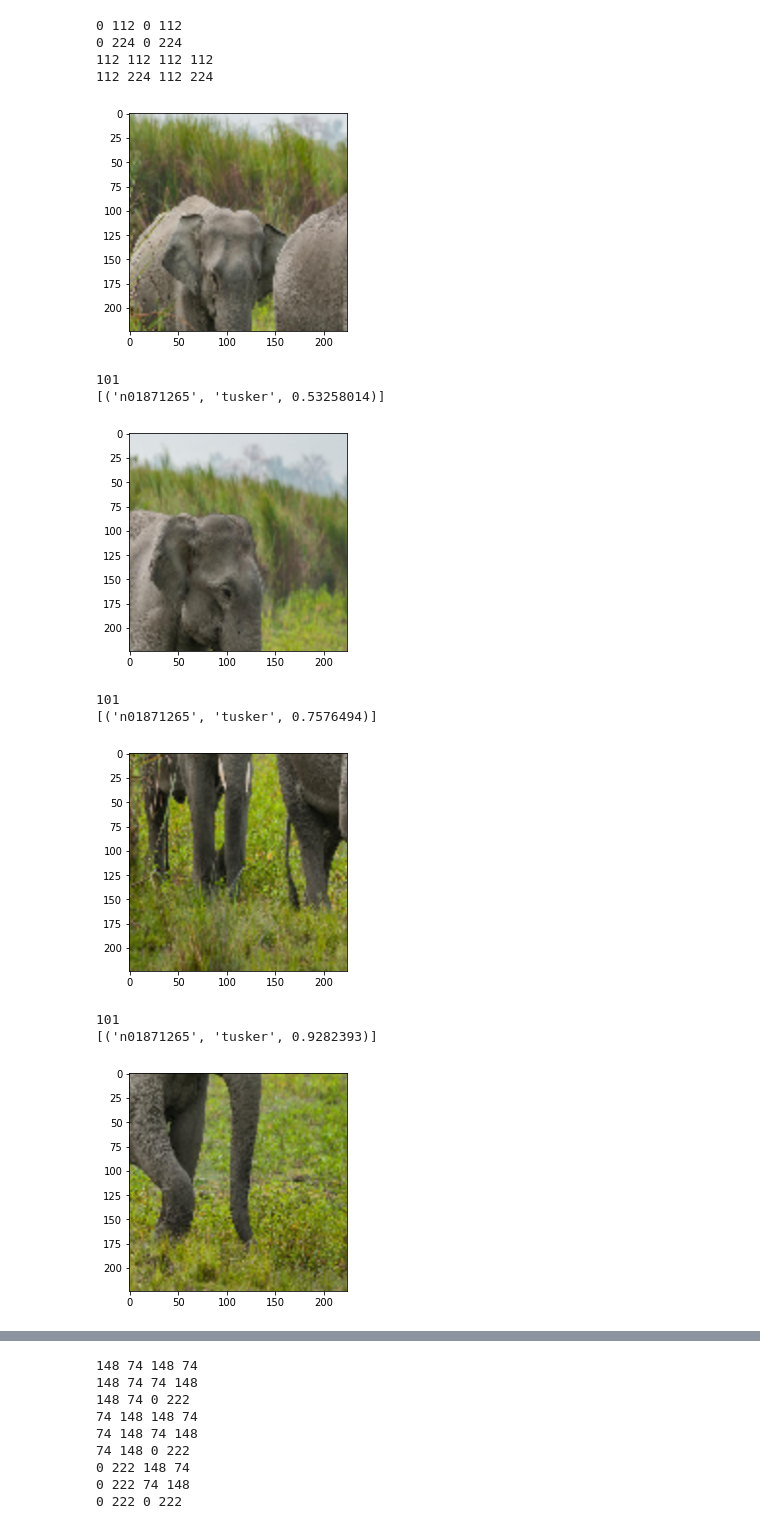
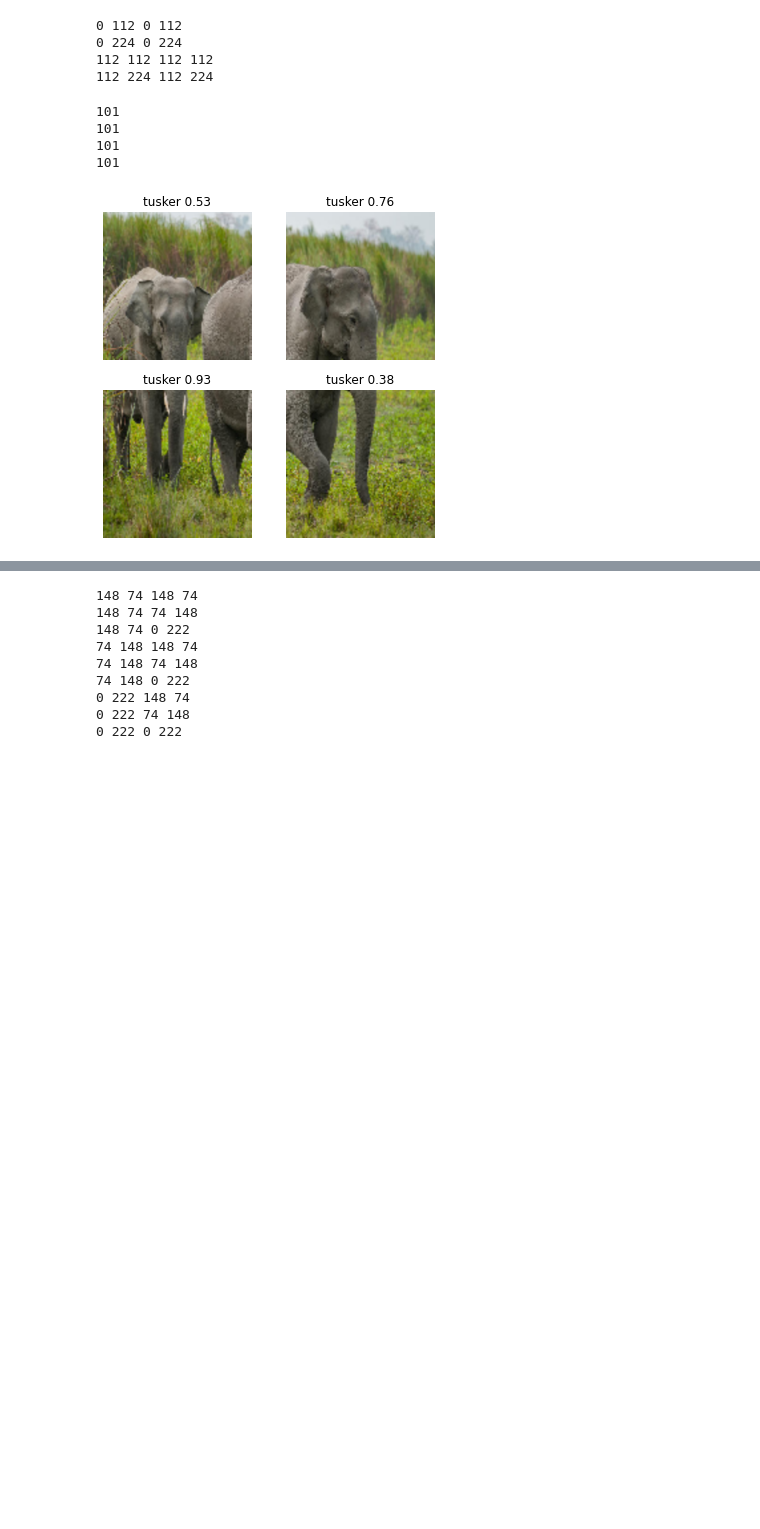
Before and after one commit to vermavinay982/object-detector-by-classifier, a Jupyter notebook: Detection-and-localization.ipynb, the cells around one changed output, grey strips where cells are left out. Saved outputs shown, nothing was run; the diff lists cells and outputs as text; code cells hidden in the pictures; blank space fills up the shorter version.

Commit message:
update plotting in grid, documentation

```diff
--- a/Detection-and-localization.ipynb
+++ b/Detection-and-localization.ipynb
@@ -41,7 +42,7 @@ def load_image(img_path):
     return img,x
 
 def process_arr(array):
-    plt.imshow(array); plt.show()
+#     plt.imshow(array); plt.show()
     x = np.expand_dims(array,axis=0) # make it 4D
     x = preprocess_input(x)
     return img,x
@@ -138,22 +162,31 @@ for i in range(2):
 # %%
+# iteration 2 : hardcoded approach for 4 splits in image array
+# plot image in grid
 win = 112
+
+fig = plt.figure()
+rows=cols=2
+fig.set_size_inches(cols * 3, rows * 3)
+ctr = 0
 
 for y in range(1,3):
     for x in range(1,3):
         img_half = img_arr[win*(1-y):win*y,win*(1-x):win*x]
         img_half = cv2.resize(img_half,(224,224))
         img, processed_image = process_arr(img_half)
         preds = model.predict(processed_image); print(np.argmax(preds))
-        pred = decode_predictions(preds,top=1)[0]
-        print(pred)
+        pred = decode_predictions(preds,top=1)[0][0]
+
+        plt.subplot(rows, cols, ctr + 1)
+        ctr+=1
+        plt.axis('off')
+        plt.imshow(img_half.copy())
+        plt.title(f"{pred[1]} {pred[2]:.2f}")
+
+#         print(pred)
 # %% [output]
+101
+101
+101
+101
-[figure, old version]
+[figure, new version]
-101
-[('n01871265', 'tusker', 0.53258014)]
-[figure, removed]
-101
-[('n01871265', 'tusker', 0.7576494)]
-[figure, removed]
-101
-[('n01871265', 'tusker', 0.9282393)]
-[figure, removed]
```
Also changed, not shown: parts of 19 cells of this notebook, 5 other files.
